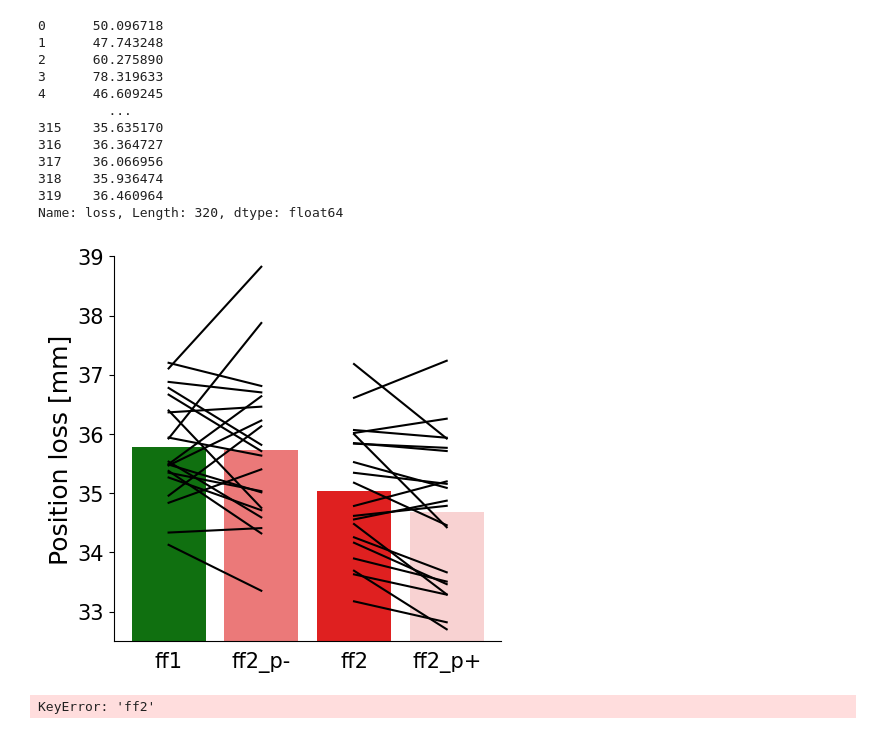
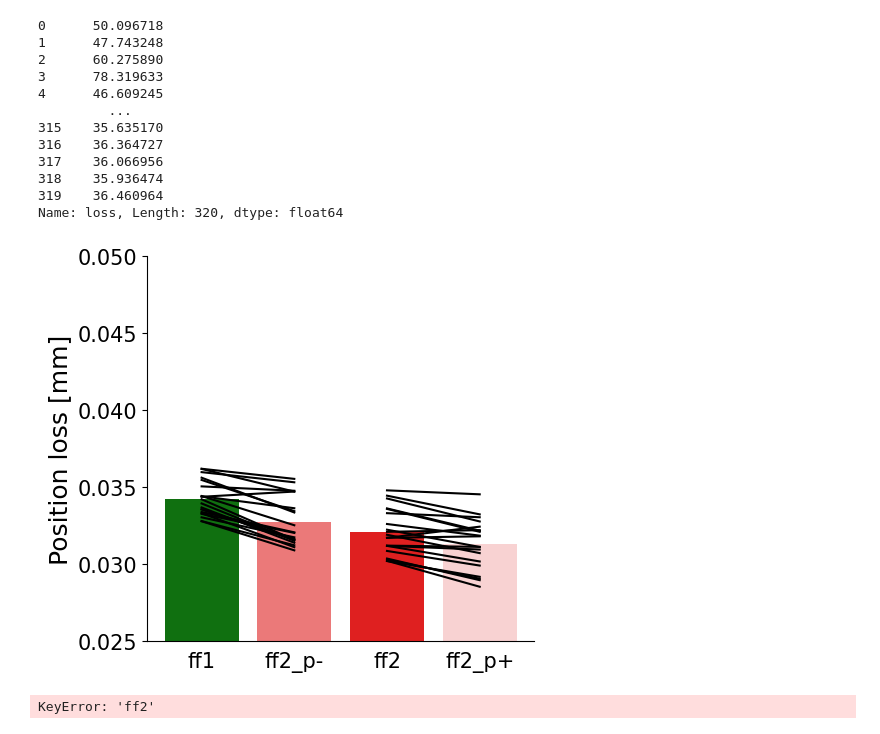
Before and after one commit to mshahbazi1997/MotorSavingModel, a Jupyter notebook: notebooks/perturb_hidden.ipynb, the cells around one changed output. Cells and saved outputs as stored; diff of their text form; code cells hidden in the pictures.

Commit message:
cleanup savings plot

```diff
--- a/notebooks/perturb_hidden.ipynb
+++ b/notebooks/perturb_hidden.ipynb
@@ -212,7 +212,7 @@ T['loss']
 319    36.460964
 Name: loss, Length: 320, dtype: float64
 # %%
-T = pd.read_csv(base_dir+'/perturb_hidden.csv')
+T = pd.read_csv(base_dir+'/perturb_hidden_lat.csv')
 fig,ax = plt.subplots(1,1,figsize=(5,5))
 
 
@@ -243,40 +243,40 @@ for bar, hue in zip(ax.patches, T['phase']):
     bar.set_alpha(opacity_levels[hue])
 
 
-#ax.set_ylim([0.035, 0.05])
-ax.set_ylim([32.5,39])
+ax.set_ylim([0.025, 0.05])
+#ax.set_ylim([32.5,39])
 #ax.set_ylim([15, 17])
 
 
 
 ax.spines['top'].set_visible(False)
 ax.spines['right'].set_visible(False)
 
 
 #ax.set_xticklabels([])
 #ax.set_yticklabels([])
 
 ax.xaxis.set_tick_params(labelsize=fontsize_tick)
 ax.yaxis.set_tick_params(labelsize=fontsize_tick)
 
 ax.tick_params(bottom = False)
 ax.set_xlabel('', fontsize = fontsize_label)
 ax.set_ylabel('Position loss [mm]', fontsize = fontsize_label)
 
 
 
 fig.savefig(os.path.join(save_fig,'FF2_perturb.pdf'),dpi=300,bbox_inches='tight')
 # Display the plot
 #plt.tight_layout()  # Adjust the layout
 #plt.show()
 
 
 # L = T.pivot_table(index='m',columns='phase',values='loss')
 # t_statistic, p_value = stats.ttest_rel(L['ff2'],L['ff2_p'])
 # print("T-statistic:", t_statistic)
 # print("P-value:", p_value)
 # %% [output]
-[figure, old version]
+[figure, new version]
 # %%
 t_statistic, p_value = stats.ttest_rel(T['ff2'],T['ff2_p'])
 # %% [output]
```
Also changed, not shown: parts of 3 cells of this notebook, 6 other files.
